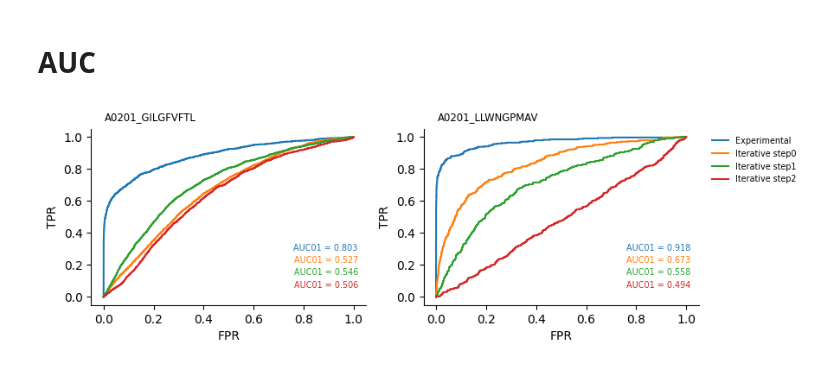
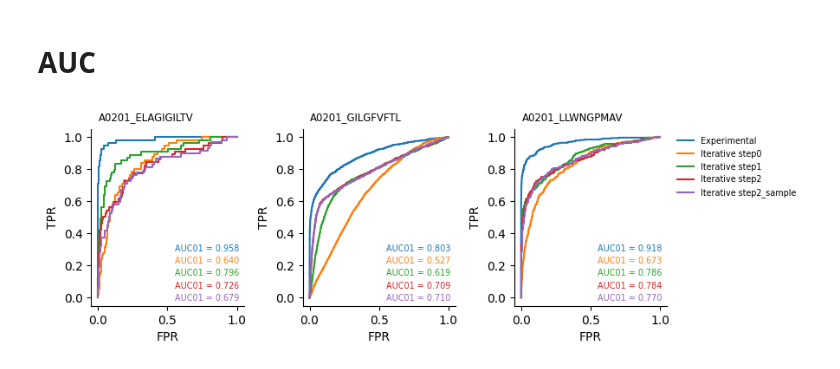
Before and after one commit to Rita-Ann-Roessner/Postdoc-UNIL, a Jupyter notebook: 260626_ESMfold2_motif_builder/Monitor.ipynb, the cells around one changed output. Cells and saved outputs as stored; diff of their text form; code cells hidden in the pictures.

```diff
--- a/260626_ESMfold2_motif_builder/Monitor.ipynb
+++ b/260626_ESMfold2_motif_builder/Monitor.ipynb
@@ -19,7 +19,7 @@ topir = 'TCR_motif_atlas'
 
 final_epitopes = []
 for model, val_group in df_val.groupby('model'):
-    if model not in ["A0201_LLWNGPMAV", "A0201_GILGFVFTL"]:
+    if model not in ["A0201_ELAGIGILTV", "A0201_LLWNGPMAV", "A0201_GILGFVFTL"]:
         continue
     if not (model.startswith('A') or model.startswith('B')):
         continue
@@ -123,35 +88,0 @@ step1 A0201_LLWNGPMAV 0.7 5
-# %%
-fig, axes = plt.subplots(1,2, figsize=(3*2,2.7), sharex=True, sharey=True)
-
-steps = ['step0', 'step2']
-peptides = ['A0201_GILGFVFTL', 'A0201_LLWNGPMAV']
-params = ['vj060_len020_mut000','vj060_len020_mut100', 'vj060_len020_mut200', 'vj060_len020_mut500', 'vj060_len020_mut1000',]
-
-# default seaborn/matplotlib palette, skipping the first color (blue)
-colors = sns.color_palette()[1:len(steps)+1]
-
-
-for cnt, peptide in enumerate(peptides):
-    ax = axes[cnt]
-
-    for step, color in zip(steps, colors):
-        if step == 'step0':
-            df1 = pd.read_csv(f'benchmark_MUT_v2/vj060_len020_mut000/{peptide}/{step}/output_alpha.csv')[['ID', 'iptm_pair_mean']]
-            df2 = pd.read_csv(f'benchmark_MUT_v2/vj060_len020_mut000/{peptide}/{step}/output_beta.csv')[['ID', 'iptm_pair_mean']]
-            df = pd.concat([df1, df2])
-            sns.kdeplot(df, x='iptm_pair_mean', ax=ax, color='black', linestyle=':')
-        else:
-            for p in params:
-                df1 = pd.read_csv(f'benchmark_MUT_v2/{p}/{peptide}/{step}/output_alpha.csv')[['ID', 'iptm_pair_mean']]
-                df2 = pd.read_csv(f'benchmark_MUT_v2/{p}/{peptide}/{step}/output_beta.csv')[['ID', 'iptm_pair_mean']]
-                df = pd.concat([df1, df2])
-                sns.kdeplot(df, x='iptm_pair_mean', ax=ax, label=p)
-
-
-        print(step, peptide, 0.7, len(df[df['iptm_pair_mean']>0.7]))
-
-    ax.axvline(x=0.7, color='black', linestyle=':')
-    sns.despine()
-    ax.text(0.05, 1.05, f'{peptide}', transform=ax.transAxes, fontsize=9)
-
-axes[1].legend(bbox_to_anchor=(1.02, 1), loc='upper left', borderaxespad=0, fontsize='small', frameon=False)
@@ -257,8 +181,8 @@ for i in range(3):
 # %% [markdown]
 # AUC
 # %%
-epitopes = ['A0201_GILGFVFTL', 'A0201_LLWNGPMAV']
-steps = ['step0', 'step1', 'step2']
+epitopes = ['A0201_ELAGIGILTV', 'A0201_GILGFVFTL', 'A0201_LLWNGPMAV']
+steps = ['step0', 'step1', 'step2', 'step2_sample']
 
 fig, axes = plt.subplots(1, len(epitopes), figsize=(9, 3))
 
@@ -279,36 +203,36 @@ for cnt, epitope in enumerate(epitopes):
             transform=ax.transAxes, ha='right', va='bottom',
             fontsize='x-small', color=line.get_color())
 
     # --- One curve per step ---
     for i, s in enumerate(steps):
-        if s == 'step0':
+        if (s == 'step0') & (epitope!='A0201_ELAGIGILTV'):
             df = pd.read_csv(
                 f'TCR_motif_atlas/{epitope}/{s}/validation/validation_pred.csv'
             )
         else:
             df = pd.read_csv(
-                f'TCR_motif_atlas_decoy_correction_v2/{epitope}/{s}/validation/validation_pred.csv'
+                f'TCR_motif_atlas_no_decoy_correction/{epitope}/{s}/validation/validation_pred.csv'
             )
         y_true, y_scores = df['Label'].values, df['score'].values
         fpr, tpr, _ = roc_curve(y_true, y_scores)
         auc01 = roc_auc_score(y_true, y_scores, max_fpr=0.1)
         line, = ax.plot(fpr, tpr, label=f'Iterative {s}')
         ax.text(0.97, 0.23 - i * 0.07, f"AUC01 = {auc01:.3f}",
                 transform=ax.transAxes, ha='right', va='bottom',
                 fontsize='x-small', color=line.get_color())
 
     ax.set_xlabel('FPR')
     ax.set_ylabel('TPR')
 
 handles, labels = axes[-1].get_legend_handles_labels()
 axes[-1].legend(handles, labels, fontsize='x-small', frameon=False,
                 bbox_to_anchor=(1.02, 1), loc='upper left')
 
 sns.despine()
 plt.tight_layout()
 plt.show()
 # %% [output]
-[figure, old version]
+[figure, new version]
 # %%
 step = 2
 df = pd.read_csv(f'bck.TCR_motif_atlas.260706/A0201_GILGFVFTL/step{step}/top_tcrs_beta.csv')
```
Also changed, not shown: parts of 4 cells of this notebook, 3 other files.
